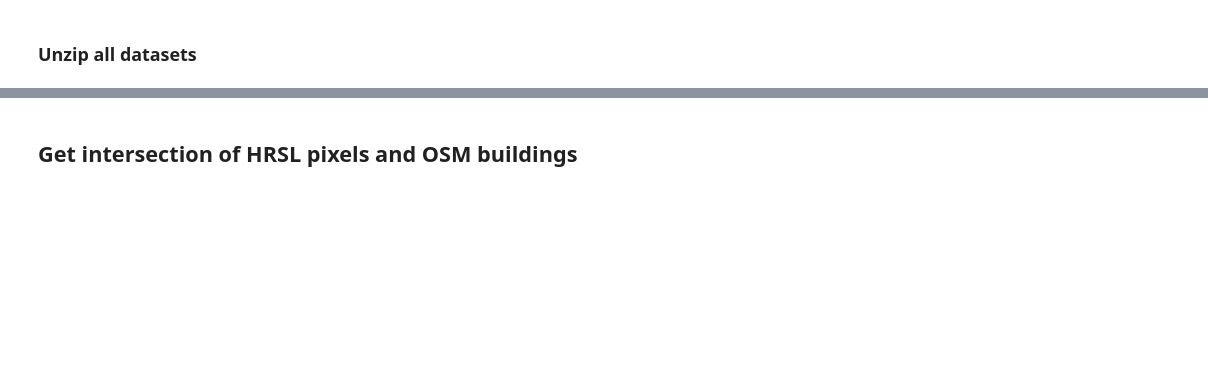
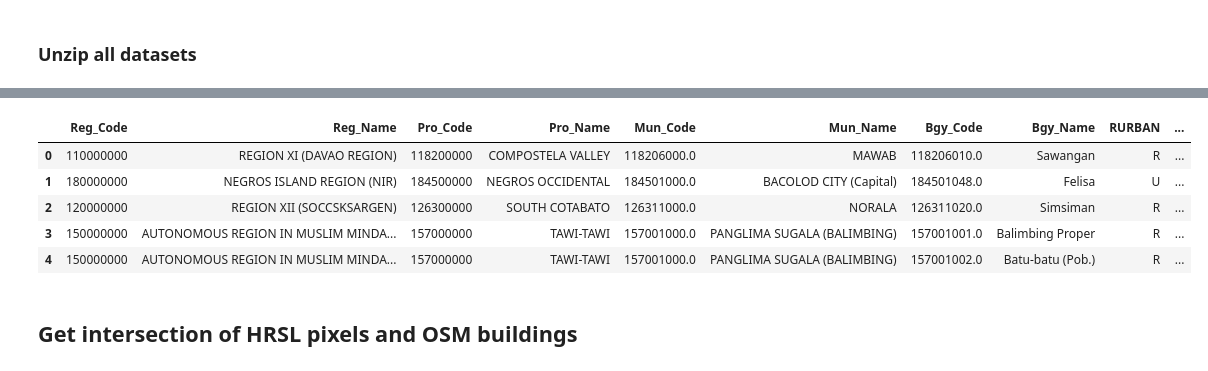
Before and after one commit to thinkingmachines/osm-completeness, a Jupyter notebook: notebooks/1_Methodology.ipynb, the cells around one changed output, grey strips where cells are left out. Cells and saved outputs as stored; diff of their text form; code cells hidden in the pictures; blank space fills up the shorter version.

```diff
--- a/notebooks/1_Methodology.ipynb
+++ b/notebooks/1_Methodology.ipynb
@@ -87,3 +116,14 @@ for i in glob.glob("../download_data/*.zip"):
+# %%
+brgy_output = pd.read_csv('../download_data/mapthegap-phl-adm4-2021-05-29.csv')
+# %%
+brgy_output.head()
+# %% [output]
+|  | Reg_Code | Reg_Name | Pro_Code | Pro_Name | Mun_Code | Mun_Name | Bgy_Code | Bgy_Name | RURBAN | ... |
+| 0 | 110000000 | REGION XI (DAVAO REGION) | 118200000 | COMPOSTELA VALLEY | 118206000.0 | MAWAB | 118206010.0 | Sawangan | R | ... |
+| 1 | 180000000 | NEGROS ISLAND REGION (NIR) | 184500000 | NEGROS OCCIDENTAL | 184501000.0 | BACOLOD CITY (Capital) | 184501048.0 | Felisa | U | ... |
+| 2 | 120000000 | REGION XII (SOCCSKSARGEN) | 126300000 | SOUTH COTABATO | 126311000.0 | NORALA | 126311020.0 | Simsiman | R | ... |
+| 3 | 150000000 | AUTONOMOUS REGION IN MUSLIM MINDA... | 157000000 | TAWI-TAWI | 157001000.0 | PANGLIMA SUGALA (BALIMBING) | 157001001.0 | Balimbing Proper | R | ... |
+| 4 | 150000000 | AUTONOMOUS REGION IN MUSLIM MINDA... | 157000000 | TAWI-TAWI | 157001000.0 | PANGLIMA SUGALA (BALIMBING) | 157001002.0 | Batu-batu (Pob.) | R | ... |
 # %% [markdown]
 ## Get intersection of HRSL pixels and OSM buildings
 # %% [markdown]
```
Also changed, not shown: parts of 56 cells of this notebook.
